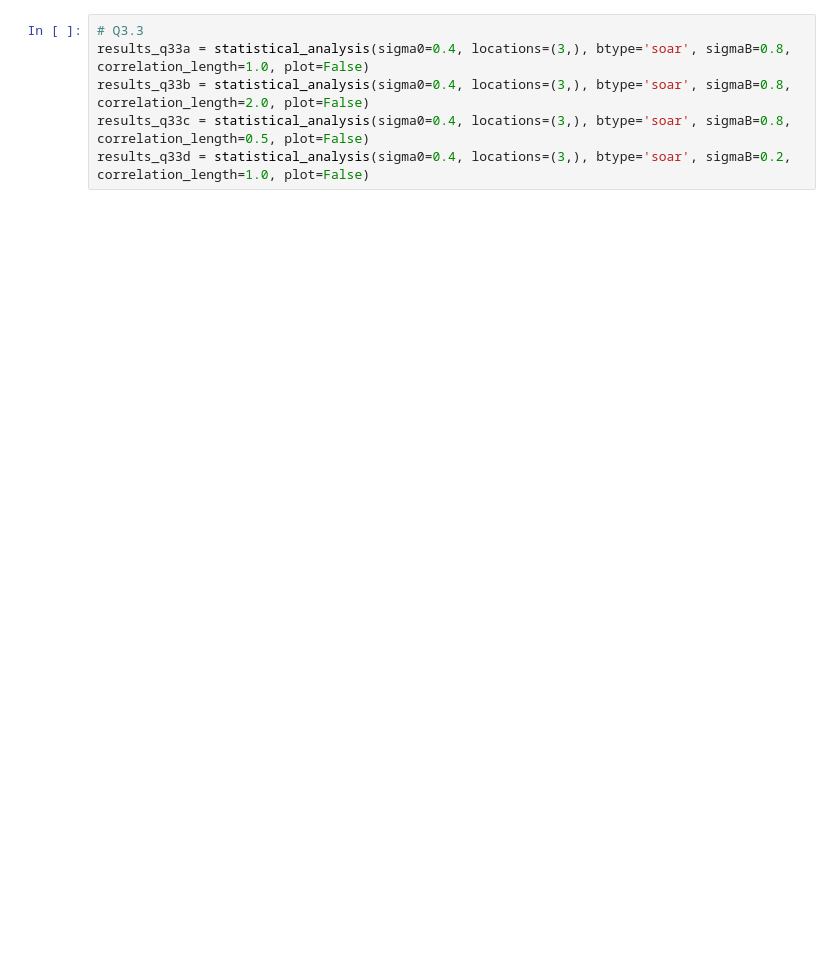
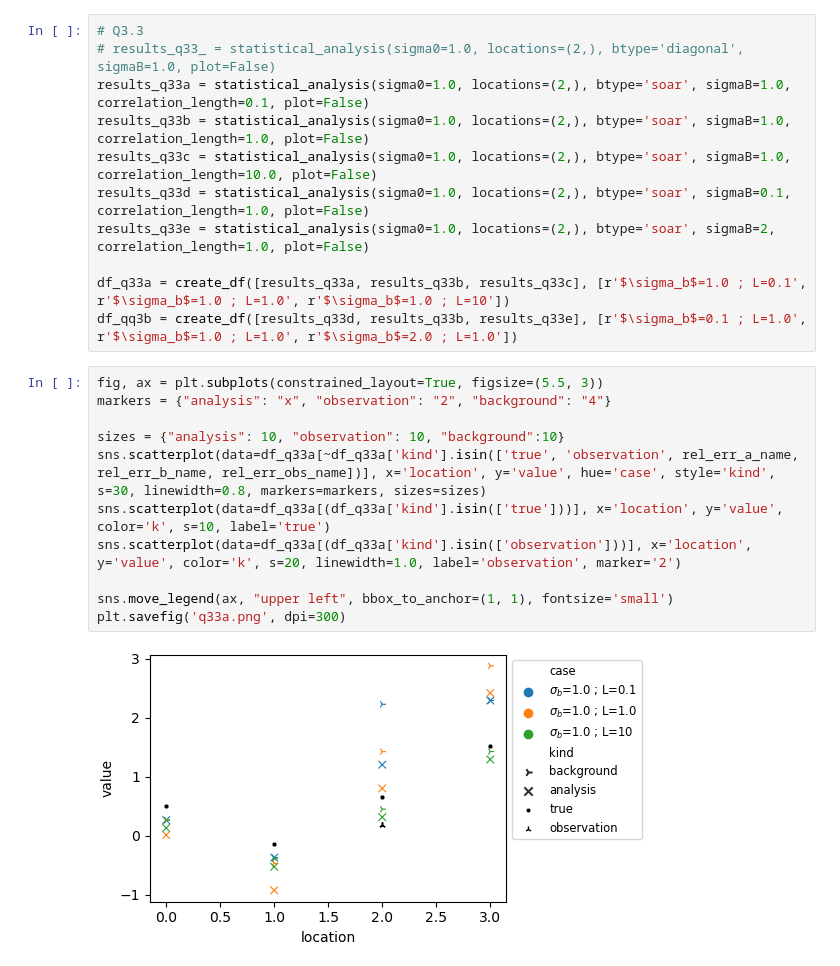
Before and after one commit to PaulCalot/supaero-mdo, a Jupyter notebook: be3/main.ipynb, the cells around one changed output. Saved outputs shown, nothing was run; the diff lists cells and outputs as text; blank space fills up the shorter version.

```diff
--- a/be3/main.ipynb
+++ b/be3/main.ipynb
@@ -137,6 +97,24 @@ results_q32b = statistical_analysis(sigma0=0.4, locations=(3,), btype='soar', si
 # %%
 # Q3.3
-results_q33a = statistical_analysis(sigma0=0.4, locations=(3,), btype='soar', sigmaB=0.8, correlation_length=1.0, plot=False)
-results_q33b = statistical_analysis(sigma0=0.4, locations=(3,), btype='soar', sigmaB=0.8, correlation_length=2.0, plot=False)
-results_q33c = statistical_analysis(sigma0=0.4, locations=(3,), btype='soar', sigmaB=0.8, correlation_length=0.5, plot=False)
-results_q33d = statistical_analysis(sigma0=0.4, locations=(3,), btype='soar', sigmaB=0.2, correlation_length=1.0, plot=False)
+# results_q33_ = statistical_analysis(sigma0=1.0, locations=(2,), btype='diagonal', sigmaB=1.0, plot=False)
+results_q33a = statistical_analysis(sigma0=1.0, locations=(2,), btype='soar', sigmaB=1.0, correlation_length=0.1, plot=False)
+results_q33b = statistical_analysis(sigma0=1.0, locations=(2,), btype='soar', sigmaB=1.0, correlation_length=1.0, plot=False)
+results_q33c = statistical_analysis(sigma0=1.0, locations=(2,), btype='soar', sigmaB=1.0, correlation_length=10.0, plot=False)
+results_q33d = statistical_analysis(sigma0=1.0, locations=(2,), btype='soar', sigmaB=0.1, correlation_length=1.0, plot=False)
+results_q33e = statistical_analysis(sigma0=1.0, locations=(2,), btype='soar', sigmaB=2, correlation_length=1.0, plot=False)
+
+df_q33a = create_df([results_q33a, results_q33b, results_q33c], [r'$\sigma_b$=1.0 ; L=0.1', r'$\sigma_b$=1.0 ; L=1.0', r'$\sigma_b$=1.0 ; L=10'])
+df_qq3b = create_df([results_q33d, results_q33b, results_q33e], [r'$\sigma_b$=0.1 ; L=1.0', r'$\sigma_b$=1.0 ; L=1.0', r'$\sigma_b$=2.0 ; L=1.0'])
+# %%
+fig, ax = plt.subplots(constrained_layout=True, figsize=(5.5, 3))
+markers = {"analysis": "x", "observation": "2", "background": "4"}
+
+sizes = {"analysis": 10, "observation": 10, "background":10}
+sns.scatterplot(data=df_q33a[~df_q33a['kind'].isin(['true', 'observation', rel_err_a_name, rel_err_b_name, rel_err_obs_name])], x='location', y='value', hue='case', style='kind', s=30, linewidth=0.8, markers=markers, sizes=sizes)
+sns.scatterplot(data=df_q33a[(df_q33a['kind'].isin(['true']))], x='location', y='value', color='k', s=10, label='true')
+sns.scatterplot(data=df_q33a[(df_q33a['kind'].isin(['observation']))], x='location', y='value', color='k', s=20, linewidth=1.0, label='observation', marker='2')
+
+sns.move_legend(ax, "upper left", bbox_to_anchor=(1, 1), fontsize='small')
+plt.savefig('q33a.png', dpi=300)
+# %% [output]
+[figure, added]
```
Also changed, not shown: parts of 47 cells of this notebook, 2 other files.
